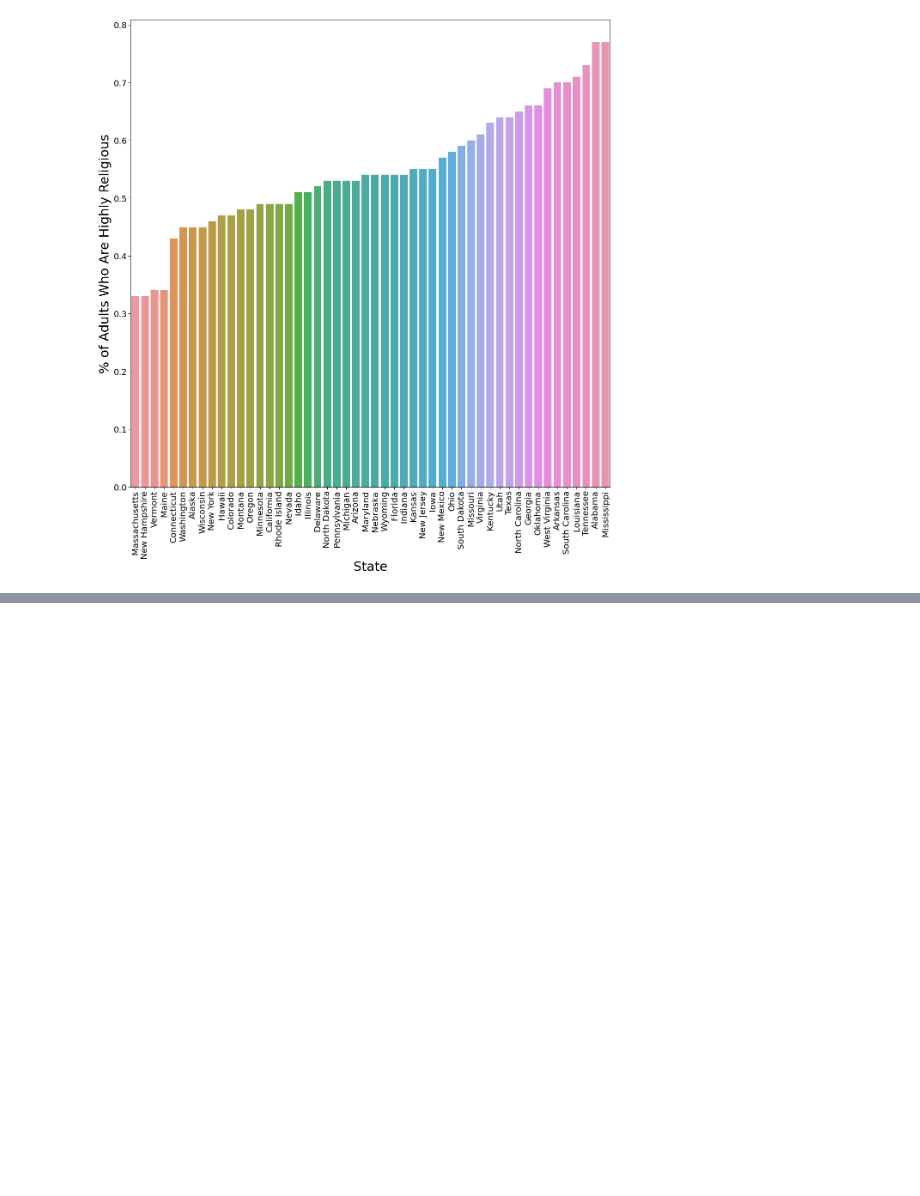
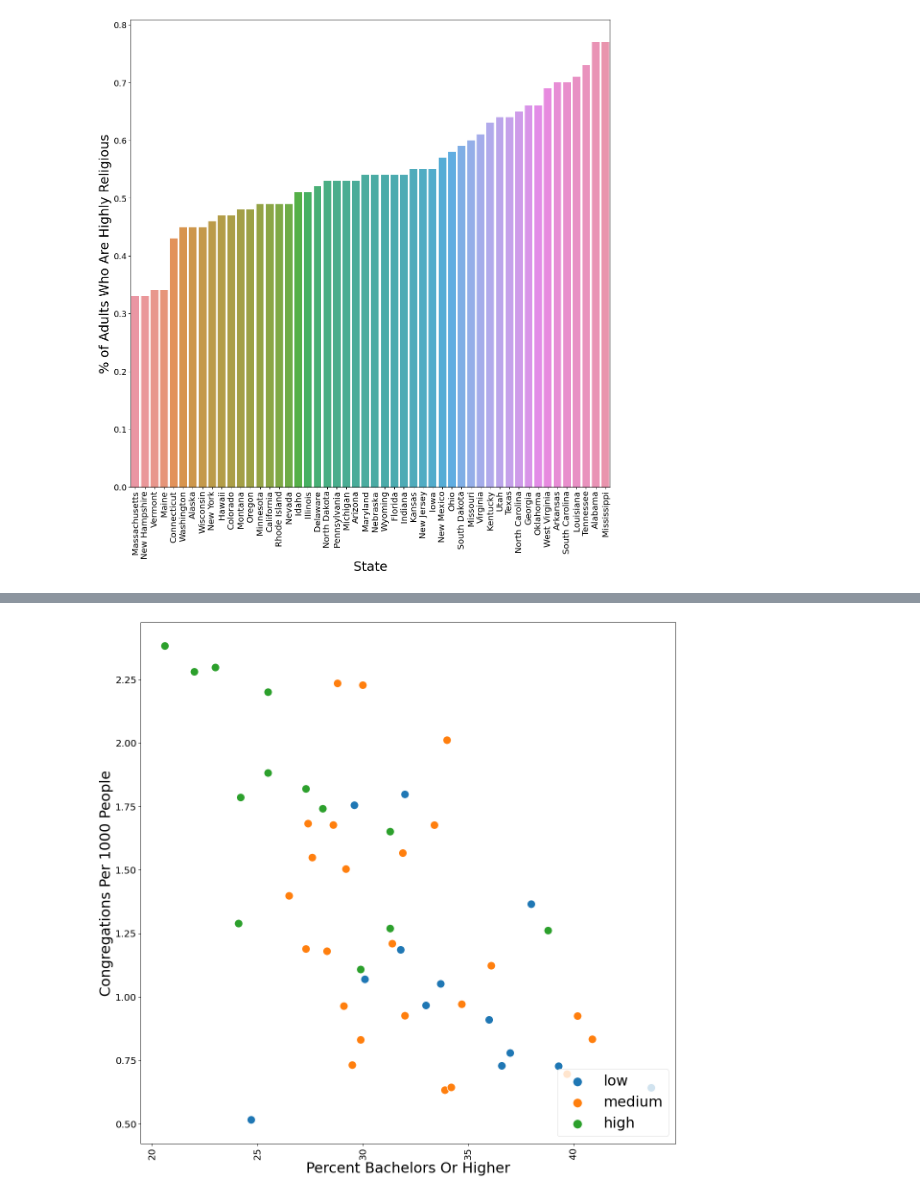
Before and after one commit to kirakirakira/Code-Louisville-Data-Science-Project, a Jupyter notebook: Education and Religion.ipynb, the cells around one changed output, grey strips where cells are left out. Cells and saved outputs as stored; diff of their text form; code cells hidden in the pictures; blank space fills up the shorter version.

```diff
--- a/Education and Religion.ipynb
+++ b/Education and Religion.ipynb
@@ -294,0 +356,3 @@ plt.show()
+# %%
+all_df['% of Adults Who Say Religion Is Very Important In Their Lives'] = all_df['% of Adults Who Say Religion Is Very Important In Their Lives']/100
+all_df['Religion Is Important Level'] = pd.qcut(all_df['% of Adults Who Say Religion Is Very Important In Their Lives'], q=[0, 0.25, 0.75, 1.0], labels =['low','medium','high'])
@@ -294,0 +378,7 @@ plt.show()
+# %%
+hue = 'Religion Is Important Level'
+x = 'Percent Bachelors Or Higher'
+y = 'Congregations Per 1000 People'
+scatterplot(all_df[x], all_df[y], x, y, hue)
+# %% [output]
+[figure, added]
```
Also changed, not shown: parts of 11 cells of this notebook, 2 other files.
